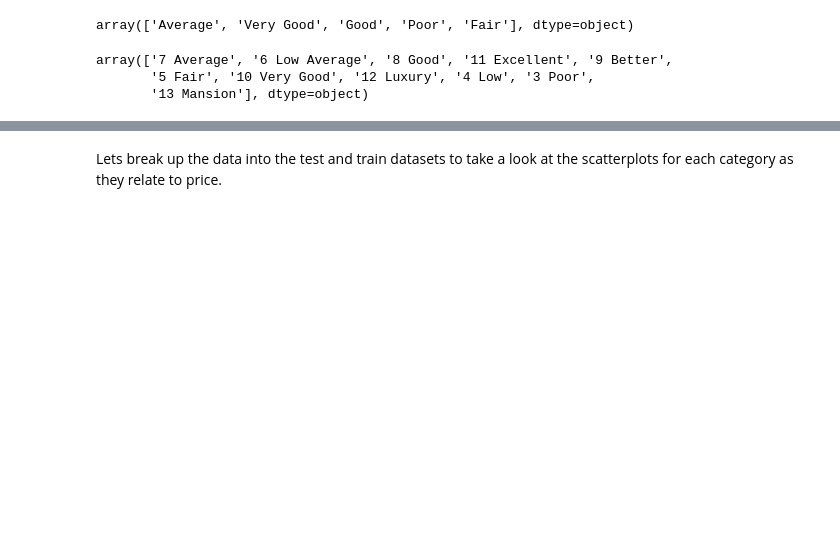
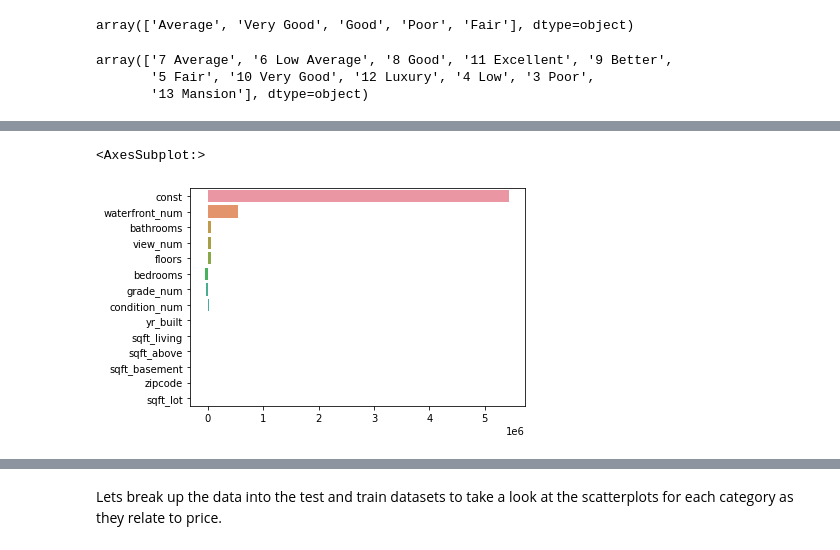
Before and after one commit to tfuger10/Reynolds-and-Klein-Home-Appraisal, a Jupyter notebook: student.ipynb, the cells around one changed output, grey strips where cells are left out. Saved outputs shown, nothing was run; the diff lists cells and outputs as text; code cells hidden in the pictures; blank space fills up the shorter version.

```diff
--- a/student.ipynb
+++ b/student.ipynb
@@ -143,5 +233,5 @@ There may be some duplicates of houses in here as well so lets remove all duplic
+# %%
+df1['sqft_basement'] = df1['sqft_basement'].astype(float)
 # %%
 df2 = df1
-# %%
-df2 = df2.drop_duplicates(subset='id', keep='last')
 # %%
@@ -149,0 +239,12 @@ df2 = df2.drop(labels=['id', 'condition', 'grade'], axis=1)
+# %%
+# import statsmodels library
+import statsmodels.api as sm
+
+# create predictors
+predictors = df2.drop(['price'], axis=1)
+
+# create model intercept
+predictors_int = sm.add_constant(predictors)
+
+# fit model to data
+model = sm.OLS(df2['price'],predictors_int).fit()
@@ -149,0 +269,7 @@ df2 = df2.drop(labels=['id', 'condition', 'grade'], axis=1)
+# %%
+coeff = model.params
+coeff = coeff.iloc[(coeff.abs()*-1.0).argsort()]
+sns.barplot(x=coeff.values, y=coeff.index, orient='h')
+# %% [output]
+<AxesSubplot:>
+[figure, added]
```
Also changed, not shown: parts of 104 cells of this notebook.
